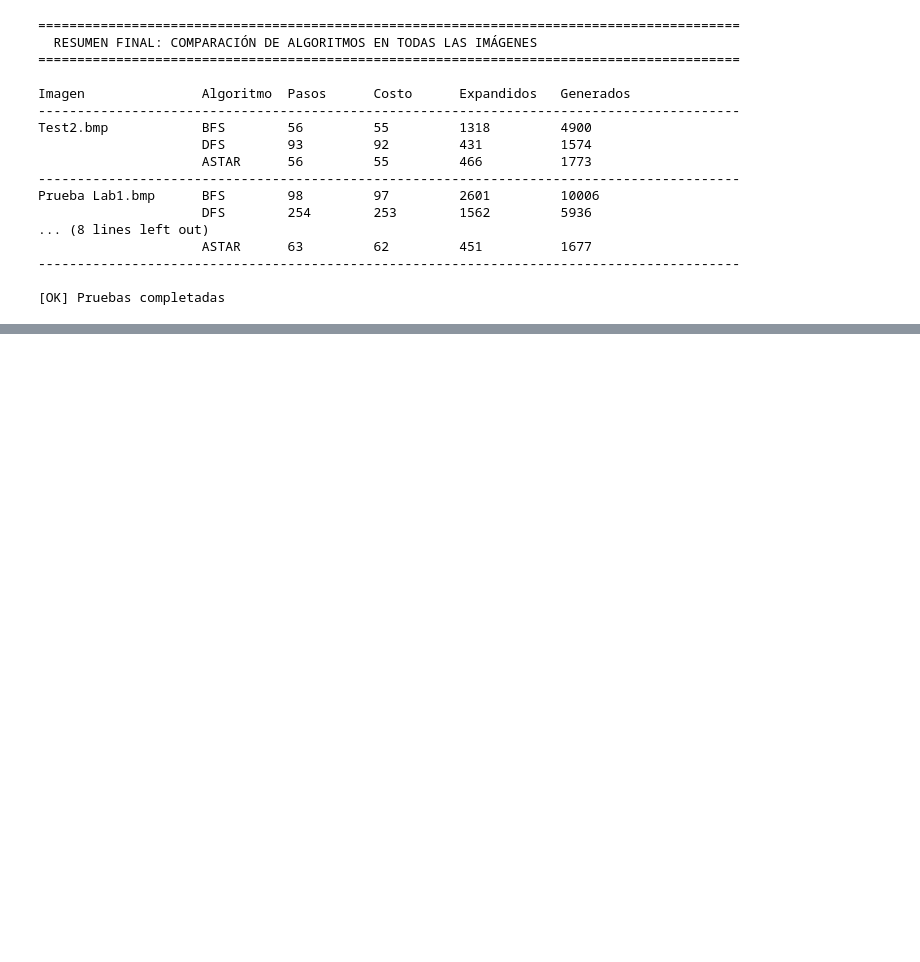
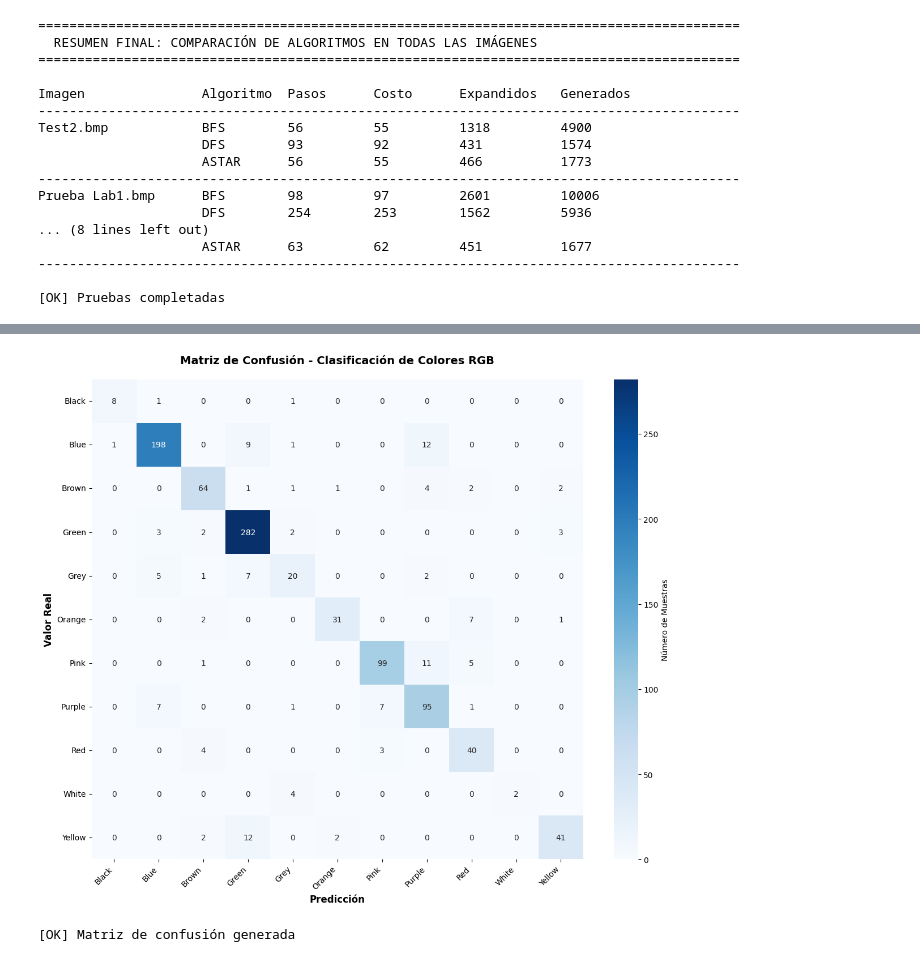
Before and after one commit to nadissa1508/CC3085-Proyecto1, a Jupyter notebook: Proyecto1.ipynb, the cells around one changed output, grey strips where cells are left out. Saved outputs shown, nothing was run; the diff lists cells and outputs as text; code cells hidden in the pictures; blank space fills up the shorter version.

```diff
--- a/Proyecto1.ipynb
+++ b/Proyecto1.ipynb
@@ -2191,0 +2168,21 @@ Prueba Lab1.bmp      BFS        98         97         2601         10006
+# %%
+import pandas as pd
+from sklearn.model_selection import train_test_split
+from sklearn.preprocessing import LabelEncoder
+
+# Cargar el dataset
+df = pd.read_csv('final_data_colors.csv')
+
+print("="*60)
+print("DATASET DE COLORES RGB")
+print("="*60)
+print(f"\nForma del dataset: {df.shape}")
+print(f"Total de muestras: {len(df)}")
+print("\nPrimeras filas:")
+print(df.head(10))
+print("\nInformación del dataset:")
+print(df.info())
+print("\nDistribución de clases:")
+print(df['label'].value_counts().sort_index())
+print("\nEstadísticas de las características RGB:")
+print(df[['red', 'green', 'blue']].describe())
@@ -2191,0 +2771,24 @@ Prueba Lab1.bmp      BFS        98         97         2601         10006
+# %%
+# Crear matriz de confusión
+from sklearn.metrics import confusion_matrix
+import seaborn as sns
+
+conf_matrix = confusion_matrix(y_test, y_pred_test)
+
+plt.figure(figsize=(12, 10))
+sns.heatmap(conf_matrix, annot=True, fmt='d', cmap='Blues',
+            xticklabels=label_encoder.classes_,
+            yticklabels=label_encoder.classes_,
+            cbar_kws={'label': 'Número de Muestras'})
+plt.xlabel('Predicción', fontsize=12, fontweight='bold')
+plt.ylabel('Valor Real', fontsize=12, fontweight='bold')
+plt.title('Matriz de Confusión - Clasificación de Colores RGB', fontsize=14, fontweight='bold', pad=20)
+plt.xticks(rotation=45, ha='right')
+plt.yticks(rotation=0)
+plt.tight_layout()
+plt.show()
+
+print("[OK] Matriz de confusión generada")
+# %% [output]
+[figure, added]
+[OK] Matriz de confusión generada
```
Also changed, not shown: parts of 19 cells of this notebook, 1 other file.
